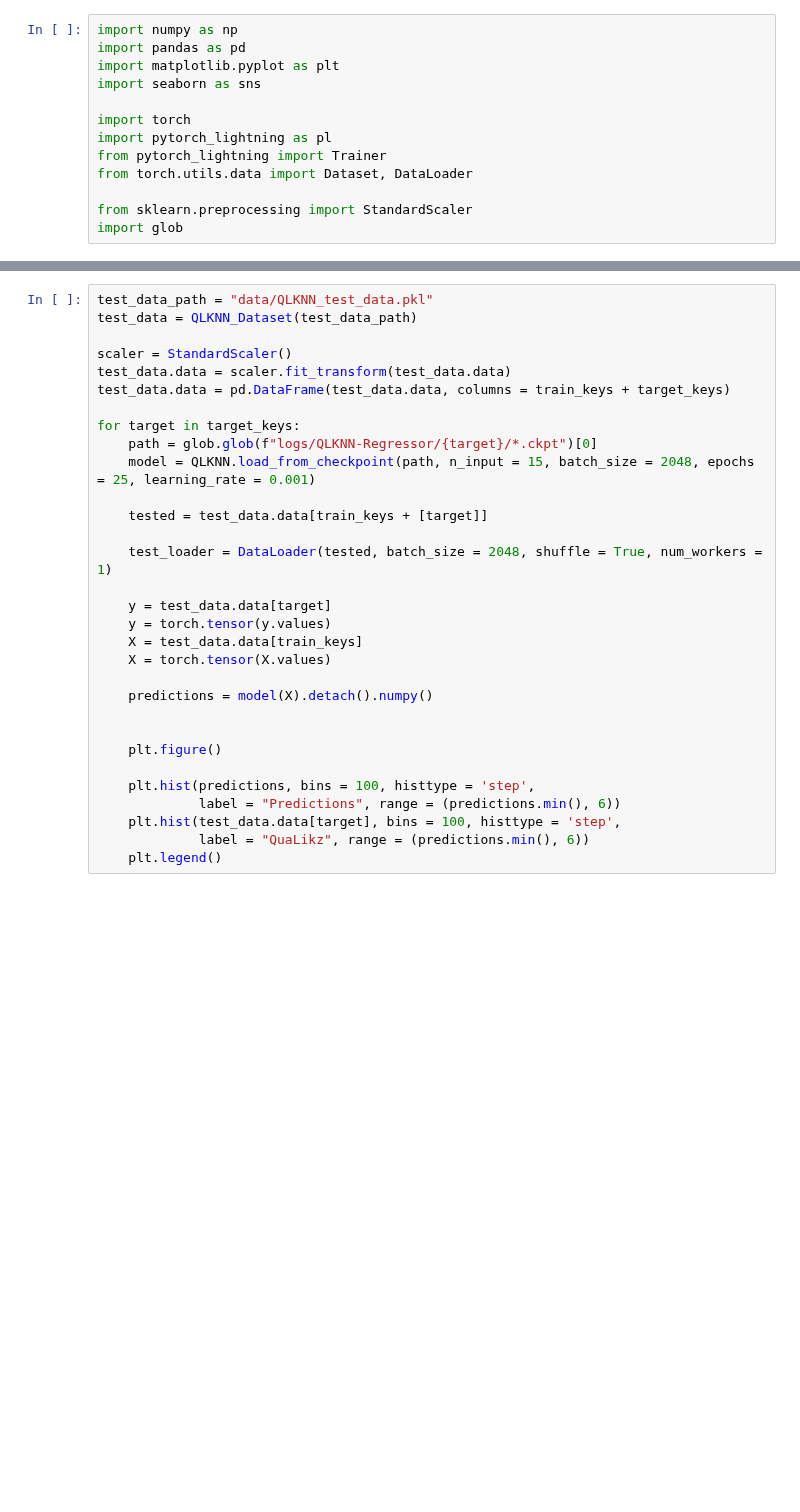
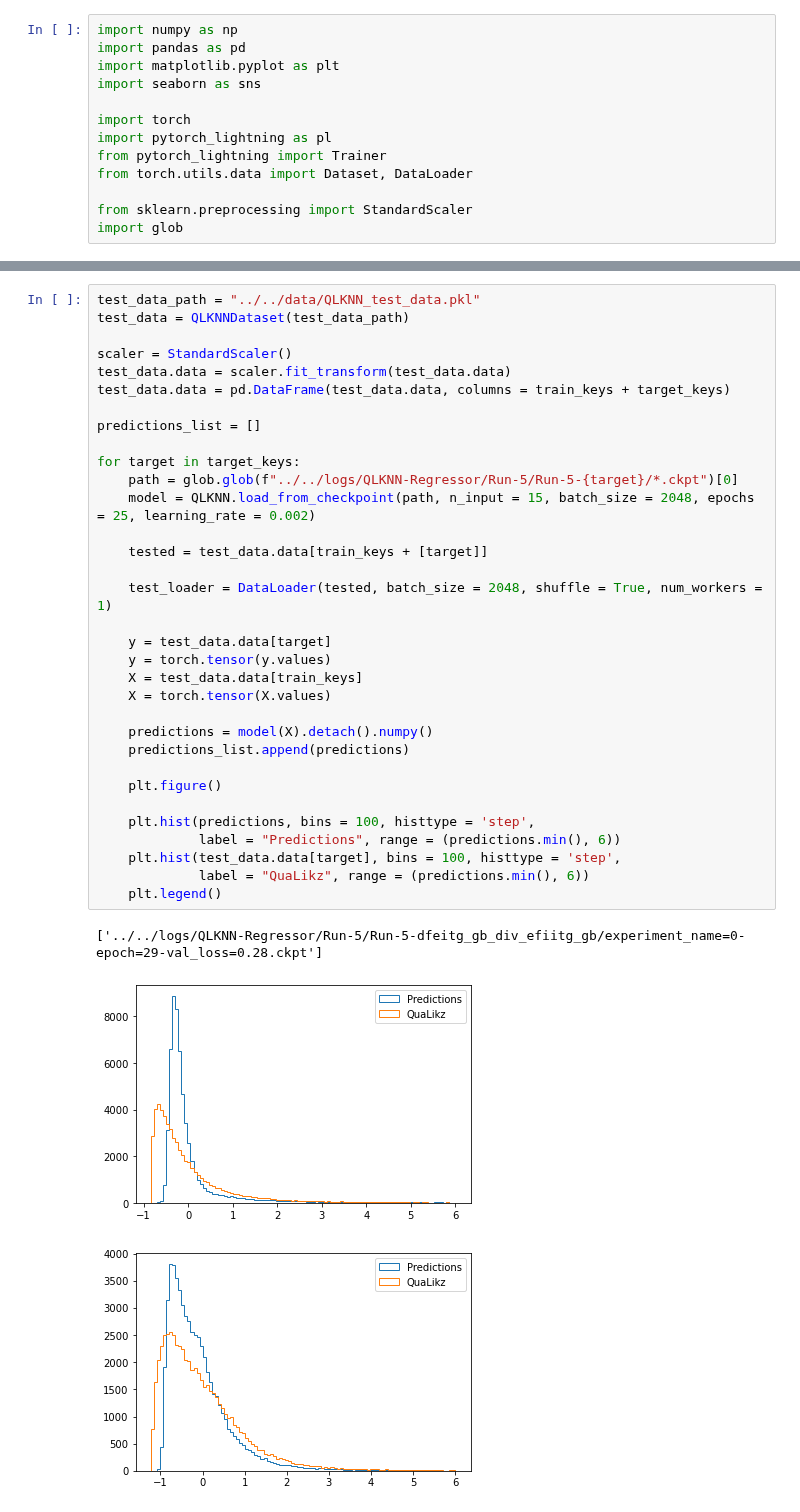
Before and after one commit to zcapjdb/UKAEAGroupProject, a Jupyter notebook: src/notebooks/RegressionOutputs.ipynb, the cells around one changed output, grey strips where cells are left out. Saved outputs shown, nothing was run; the diff lists cells and outputs as text; blank space fills up the shorter version.

```diff
--- a/src/notebooks/RegressionOutputs.ipynb
+++ b/src/notebooks/RegressionOutputs.ipynb
@@ -22,31 +21,37 @@ ModuleNotFoundError: No module named 'utils'
 # %%
-test_data_path = "data/QLKNN_test_data.pkl"
-test_data = QLKNN_Dataset(test_data_path)
+test_data_path = "../../data/QLKNN_test_data.pkl"
+test_data = QLKNNDataset(test_data_path)
 
 scaler = StandardScaler()
 test_data.data = scaler.fit_transform(test_data.data)
 test_data.data = pd.DataFrame(test_data.data, columns = train_keys + target_keys)
 
+predictions_list = []
+
 for target in target_keys:
-    path = glob.glob(f"logs/QLKNN-Regressor/{target}/*.ckpt")[0]
-    model = QLKNN.load_from_checkpoint(path, n_input = 15, batch_size = 2048, epochs = 25, learning_rate = 0.001)
+    path = glob.glob(f"../../logs/QLKNN-Regressor/Run-5/Run-5-{target}/*.ckpt")[0]
+    model = QLKNN.load_from_checkpoint(path, n_input = 15, batch_size = 2048, epochs = 25, learning_rate = 0.002)
 
     tested = test_data.data[train_keys + [target]]
 
     test_loader = DataLoader(tested, batch_size = 2048, shuffle = True, num_workers = 1)
 
     y = test_data.data[target]
     y = torch.tensor(y.values)
     X = test_data.data[train_keys]
     X = torch.tensor(X.values)
 
     predictions = model(X).detach().numpy()
-
+    predictions_list.append(predictions)
 
     plt.figure()
 
     plt.hist(predictions, bins = 100, histtype = 'step',
              label = "Predictions", range = (predictions.min(), 6))
     plt.hist(test_data.data[target], bins = 100, histtype = 'step',
              label = "QuaLikz", range = (predictions.min(), 6))
     plt.legend()
+# %% [output]
+['../../logs/QLKNN-Regressor/Run-5/Run-5-dfeitg_gb_div_efiitg_gb/experiment_name=0-epoch=29-val_loss=0.28.ckpt']
+[figure, added]
+[figure, added]
```
Also changed, not shown: parts of 8 cells of this notebook, 2 other files.
